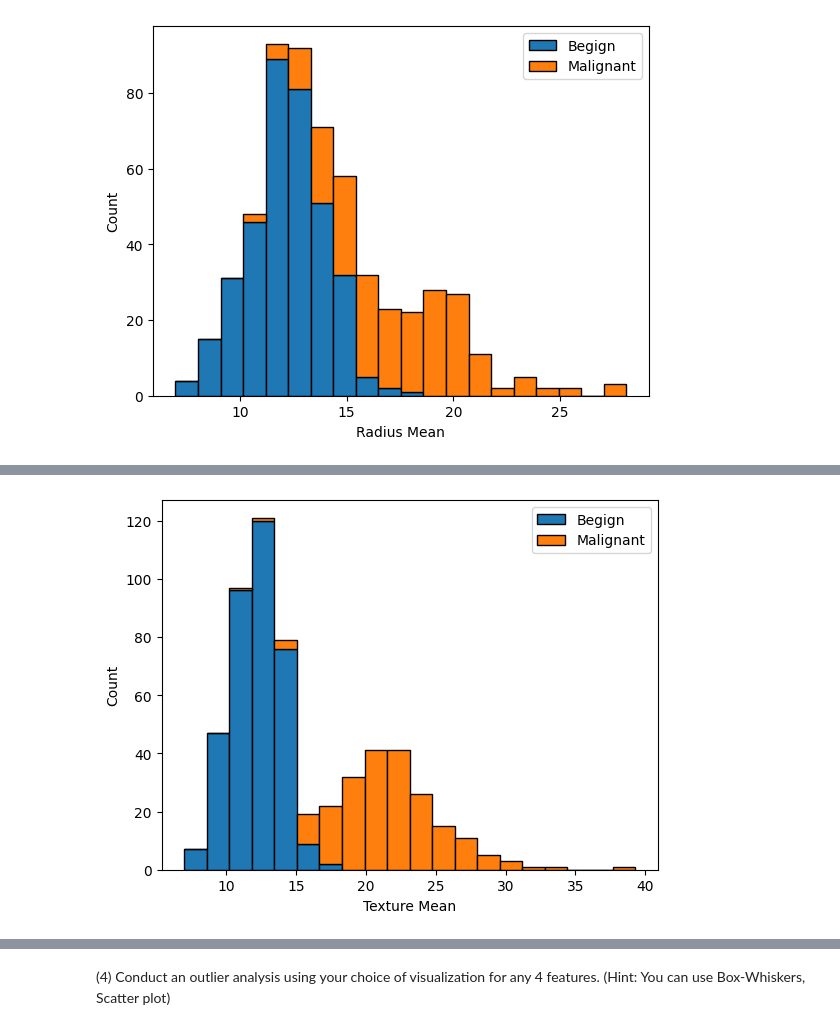
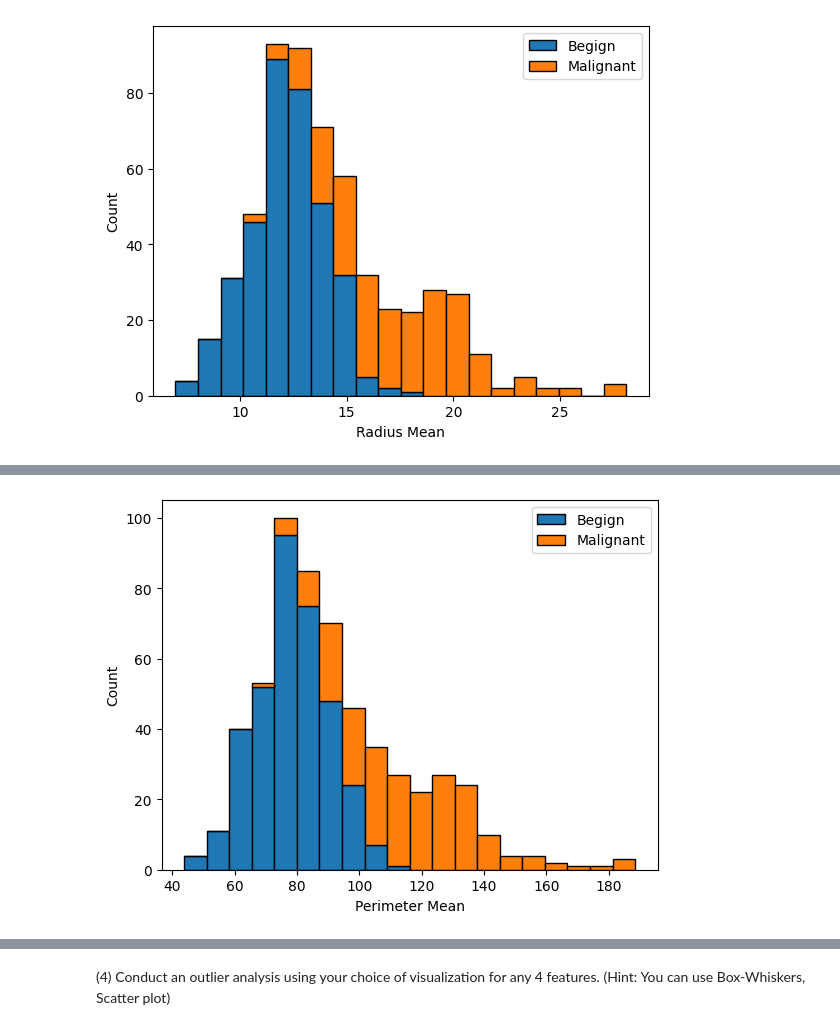
Before and after one commit to GriffinJack/DS8007, a Jupyter notebook: HomeWork_1.ipynb, the cells around one changed output, grey strips where cells are left out. Cells and saved outputs as stored; diff of their text form; code cells hidden in the pictures.

```diff
--- a/HomeWork_1.ipynb
+++ b/HomeWork_1.ipynb
@@ -268,10 +300,13 @@ plt.show()
 # %%
-plt.hist([list((data.query("diagnosis=='B'")["radius_mean"])), list((data.query("diagnosis=='M'")["texture_mean"]))], bins=20, histtype='barstacked', edgecolor = "black")
-plt.xlabel("Texture Mean")
+plt.hist([list((data.query("diagnosis=='B'")["perimeter_mean"])), list((data.query("diagnosis=='M'")["perimeter_mean"]))], bins=20, histtype='barstacked', edgecolor = "black")
+plt.xlabel("Perimeter Mean")
 plt.ylabel("Count")
 
 labels = ["Begign","Malignant"]
 plt.legend(labels)
 plt.show()
+
+#This histogramn shows that the perimeter for Malignant results are generally larger compared to Begign
+#results.
 # %% [output]
-[figure, old version]
+[figure, new version]
```
Also changed, not shown: parts of 24 cells of this notebook.
